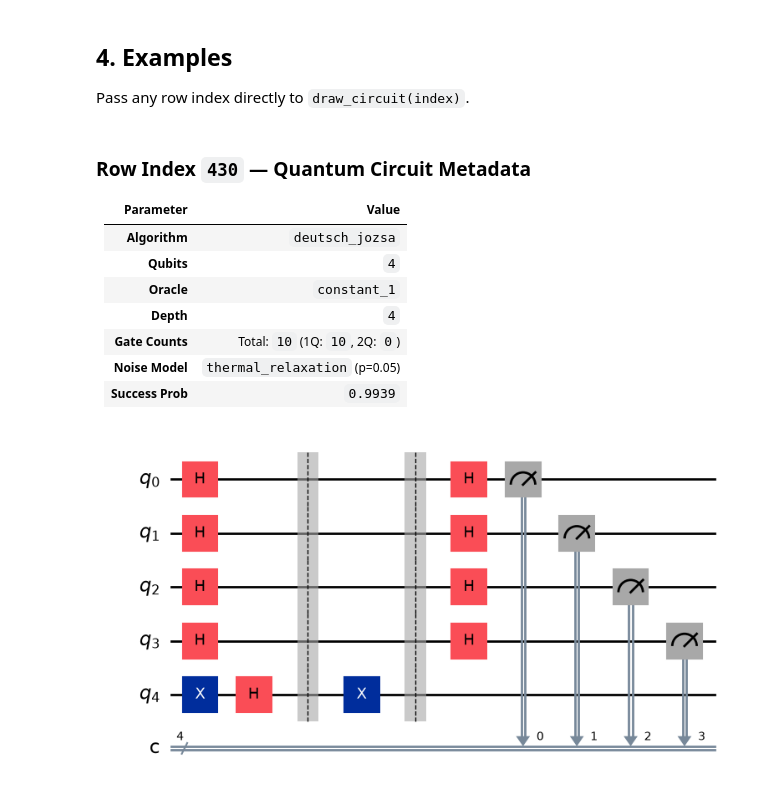
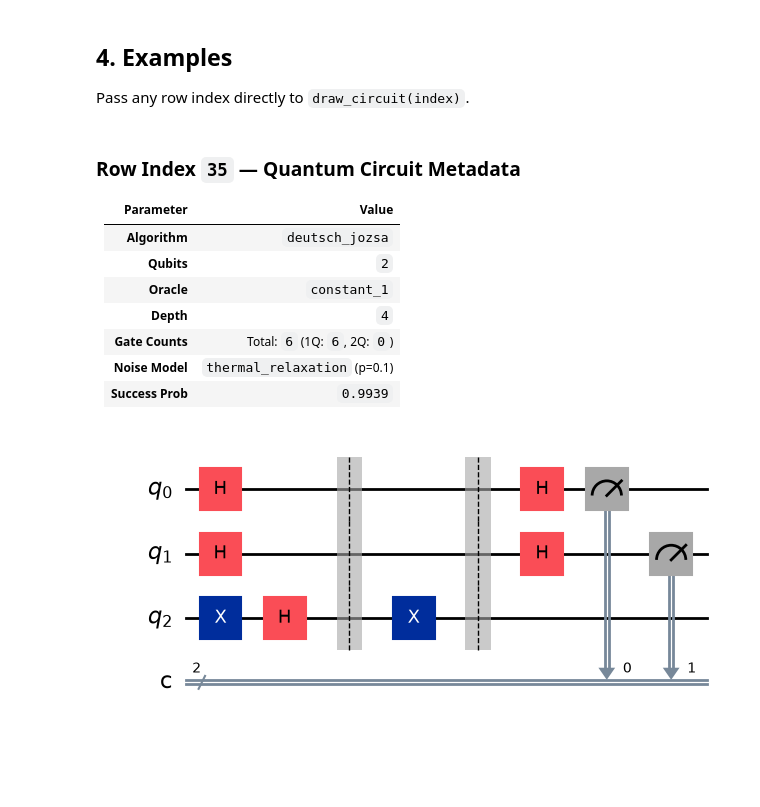
Before and after one commit to Adhavan1801/quantum-success-prediction, a Jupyter notebook: notebooks/06_circuit_visualization.ipynb, the cells around one changed output. Drawn from its saved outputs; the diff is of its cells as text; code cells hidden in the pictures; blank space fills up the shorter version.

```diff
--- a/notebooks/06_circuit_visualization.ipynb
+++ b/notebooks/06_circuit_visualization.ipynb
@@ -125,20 +125,20 @@ interactive(children=(BoundedIntText(value=0, description='Row Index:', max=1385
 Pass any row index directly to `draw_circuit(index)`.
 # %%
 # Example 1: Deutsch-Jozsa Constant Oracle (Row 0)
-draw_circuit(430)
+draw_circuit(35)
 # %% [output]
 
-###  Row Index `430` — Quantum Circuit Metadata
+###  Row Index `35` — Quantum Circuit Metadata
 
 | Parameter | Value |
 | :--- | :--- |
 | **Algorithm** | `deutsch_jozsa` |
-| **Qubits** | `4` |
+| **Qubits** | `2` |
 | **Oracle** | `constant_1` |
 | **Depth** | `4` |
-| **Gate Counts** | Total: `10` (1Q: `10`, 2Q: `0`) |
-| **Noise Model** | `thermal_relaxation` (p=0.05) |
+| **Gate Counts** | Total: `6` (1Q: `6`, 2Q: `0`) |
+| **Noise Model** | `thermal_relaxation` (p=0.1) |
 | **Success Prob** | `0.9939` |
-[figure, old version]
+[figure, new version]
 # %%
 # Example 2: Deutsch-Jozsa Balanced Oracle (Row 38)
```
Also changed, not shown: parts of 5 cells of this notebook, 6 other files.
